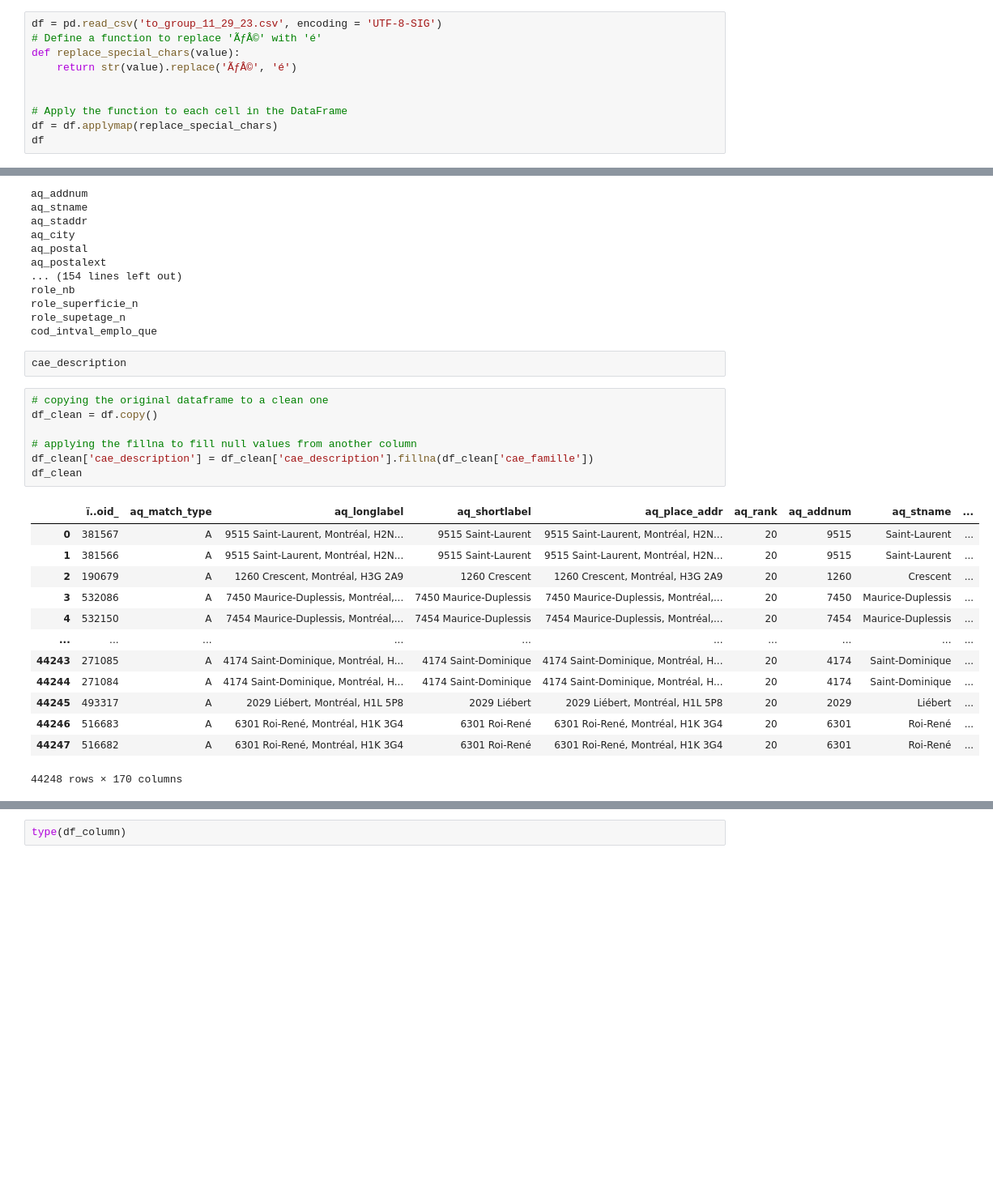
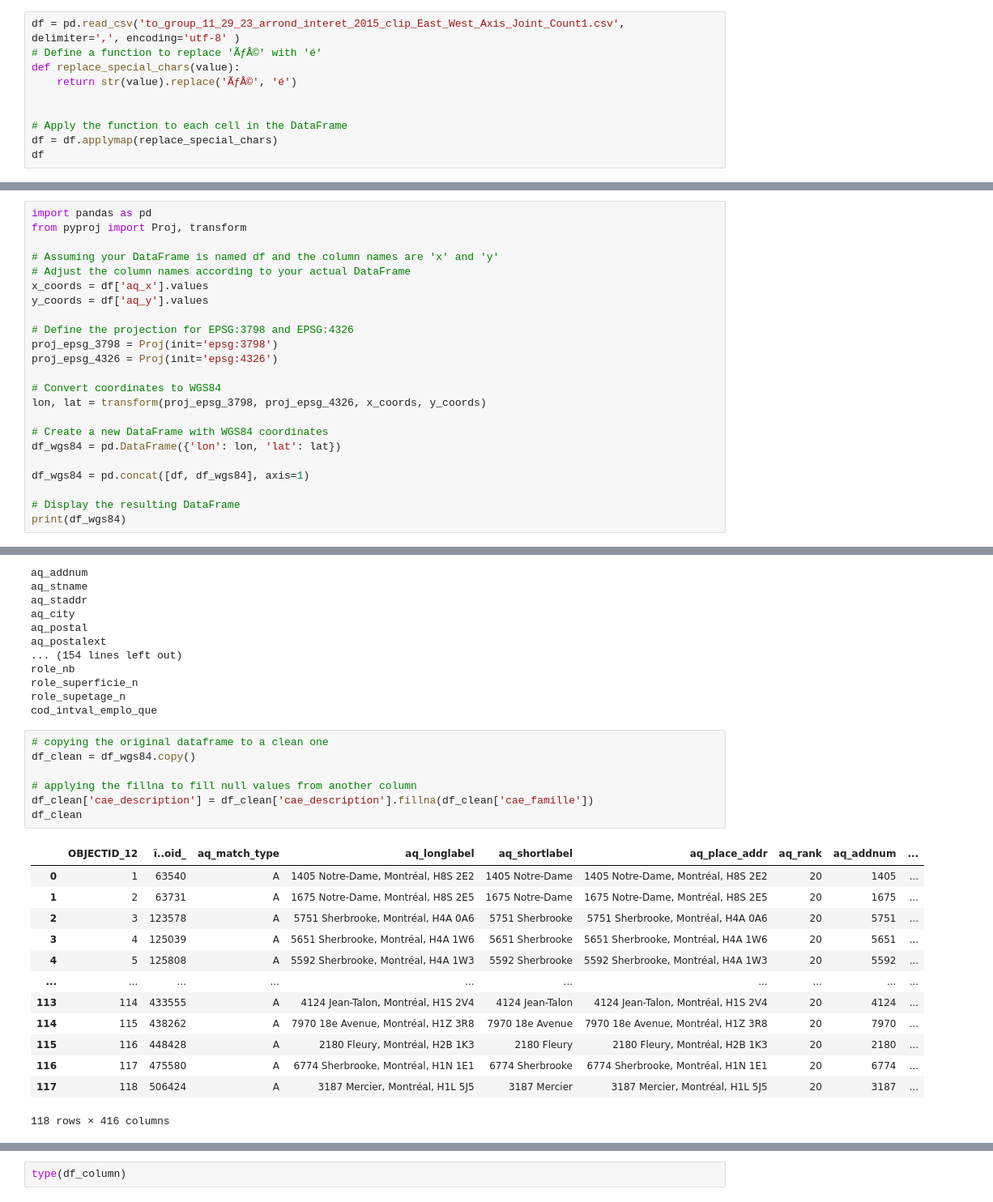
Before and after one commit to thebreadinbed/Testing_clusters_GEOG414, a Jupyter notebook: testing_cluster_text.ipynb, the cells around one changed output, grey strips where cells are left out. Shown at 81% size. Saved outputs shown, nothing was run; the diff lists cells and outputs as text; blank space fills up the shorter version.

```diff
--- a/testing_cluster_text.ipynb
+++ b/testing_cluster_text.ipynb
@@ -30,5 +5,5 @@ ServerApp.rate_limit_window=3.0 (secs)
 # %%
-df = pd.read_csv('to_group_11_29_23.csv', encoding = 'UTF-8-SIG')
+df = pd.read_csv('to_group_11_29_23_arrond_interet_2015_clip_East_West_Axis_Joint_Count1.csv', delimiter=',', encoding='utf-8' )
 # Define a function to replace 'ÃƒÂ©' with 'é'
 def replace_special_chars(value):
     return str(value).replace('ÃƒÂ©', 'é')
@@ -53,0 +31,23 @@ df
+# %%
+import pandas as pd
+from pyproj import Proj, transform
+
+# Assuming your DataFrame is named df and the column names are 'x' and 'y'
+# Adjust the column names according to your actual DataFrame
+x_coords = df['aq_x'].values
+y_coords = df['aq_y'].values
+
+# Define the projection for EPSG:3798 and EPSG:4326
+proj_epsg_3798 = Proj(init='epsg:3798')
+proj_epsg_4326 = Proj(init='epsg:4326')
+
+# Convert coordinates to WGS84
+lon, lat = transform(proj_epsg_3798, proj_epsg_4326, x_coords, y_coords)
+
+# Create a new DataFrame with WGS84 coordinates
+df_wgs84 = pd.DataFrame({'lon': lon, 'lat': lat})
+
+df_wgs84 = pd.concat([df, df_wgs84], axis=1)
+
+# Display the resulting DataFrame
+print(df_wgs84)
@@ -72,29 +90,27 @@ role_nb
 role_superficie_n
 role_supetage_n
 cod_intval_emplo_que
-# %%
-cae_description
 # %%
 # copying the original dataframe to a clean one
-df_clean = df.copy()
+df_clean = df_wgs84.copy()
 
 # applying the fillna to fill null values from another column
 df_clean['cae_description'] = df_clean['cae_description'].fillna(df_clean['cae_famille'])
 df_clean
 # %% [output]
-|  | ï..oid_ | aq_match_type | aq_longlabel | aq_shortlabel | aq_place_addr | aq_rank | aq_addnum | aq_stname | ... |
-| 0 | 381567 | A | 9515 Saint-Laurent, Montréal, H2N... | 9515 Saint-Laurent | 9515 Saint-Laurent, Montréal, H2N... | 20 | 9515 | Saint-Laurent | ... |
-| 1 | 381566 | A | 9515 Saint-Laurent, Montréal, H2N... | 9515 Saint-Laurent | 9515 Saint-Laurent, Montréal, H2N... | 20 | 9515 | Saint-Laurent | ... |
-| 2 | 190679 | A | 1260 Crescent, Montréal, H3G 2A9 | 1260 Crescent | 1260 Crescent, Montréal, H3G 2A9 | 20 | 1260 | Crescent | ... |
-| 3 | 532086 | A | 7450 Maurice-Duplessis, Montréal,... | 7450 Maurice-Duplessis | 7450 Maurice-Duplessis, Montréal,... | 20 | 7450 | Maurice-Duplessis | ... |
-| 4 | 532150 | A | 7454 Maurice-Duplessis, Montréal,... | 7454 Maurice-Duplessis | 7454 Maurice-Duplessis, Montréal,... | 20 | 7454 | Maurice-Duplessis | ... |
+|  | OBJECTID_12 | ï..oid_ | aq_match_type | aq_longlabel | aq_shortlabel | aq_place_addr | aq_rank | aq_addnum | ... |
+| 0 | 1 | 63540 | A | 1405 Notre-Dame, Montréal, H8S 2E2 | 1405 Notre-Dame | 1405 Notre-Dame, Montréal, H8S 2E2 | 20 | 1405 | ... |
+| 1 | 2 | 63731 | A | 1675 Notre-Dame, Montréal, H8S 2E5 | 1675 Notre-Dame | 1675 Notre-Dame, Montréal, H8S 2E5 | 20 | 1675 | ... |
+| 2 | 3 | 123578 | A | 5751 Sherbrooke, Montréal, H4A 0A6 | 5751 Sherbrooke | 5751 Sherbrooke, Montréal, H4A 0A6 | 20 | 5751 | ... |
+| 3 | 4 | 125039 | A | 5651 Sherbrooke, Montréal, H4A 1W6 | 5651 Sherbrooke | 5651 Sherbrooke, Montréal, H4A 1W6 | 20 | 5651 | ... |
+| 4 | 5 | 125808 | A | 5592 Sherbrooke, Montréal, H4A 1W3 | 5592 Sherbrooke | 5592 Sherbrooke, Montréal, H4A 1W3 | 20 | 5592 | ... |
 | ... | ... | ... | ... | ... | ... | ... | ... | ... | ... |
-| 44243 | 271085 | A | 4174 Saint-Dominique, Montréal, H... | 4174 Saint-Dominique | 4174 Saint-Dominique, Montréal, H... | 20 | 4174 | Saint-Dominique | ... |
-| 44244 | 271084 | A | 4174 Saint-Dominique, Montréal, H... | 4174 Saint-Dominique | 4174 Saint-Dominique, Montréal, H... | 20 | 4174 | Saint-Dominique | ... |
-| 44245 | 493317 | A | 2029 Liébert, Montréal, H1L 5P8 | 2029 Liébert | 2029 Liébert, Montréal, H1L 5P8 | 20 | 2029 | Liébert | ... |
-| 44246 | 516683 | A | 6301 Roi-René, Montréal, H1K 3G4 | 6301 Roi-René | 6301 Roi-René, Montréal, H1K 3G4 | 20 | 6301 | Roi-René | ... |
-| 44247 | 516682 | A | 6301 Roi-René, Montréal, H1K 3G4 | 6301 Roi-René | 6301 Roi-René, Montréal, H1K 3G4 | 20 | 6301 | Roi-René | ... |
+| 113 | 114 | 433555 | A | 4124 Jean-Talon, Montréal, H1S 2V4 | 4124 Jean-Talon | 4124 Jean-Talon, Montréal, H1S 2V4 | 20 | 4124 | ... |
+| 114 | 115 | 438262 | A | 7970 18e Avenue, Montréal, H1Z 3R8 | 7970 18e Avenue | 7970 18e Avenue, Montréal, H1Z 3R8 | 20 | 7970 | ... |
+| 115 | 116 | 448428 | A | 2180 Fleury, Montréal, H2B 1K3 | 2180 Fleury | 2180 Fleury, Montréal, H2B 1K3 | 20 | 2180 | ... |
+| 116 | 117 | 475580 | A | 6774 Sherbrooke, Montréal, H1N 1E1 | 6774 Sherbrooke | 6774 Sherbrooke, Montréal, H1N 1E1 | 20 | 6774 | ... |
+| 117 | 118 | 506424 | A | 3187 Mercier, Montréal, H1L 5J5 | 3187 Mercier | 3187 Mercier, Montréal, H1L 5J5 | 20 | 3187 | ... |
-44248 rows × 170 columns
+118 rows × 416 columns
 # %%
 df_column = df_clean['cae_description']
 df_column
```
Also changed, not shown: parts of 30 cells of this notebook.
